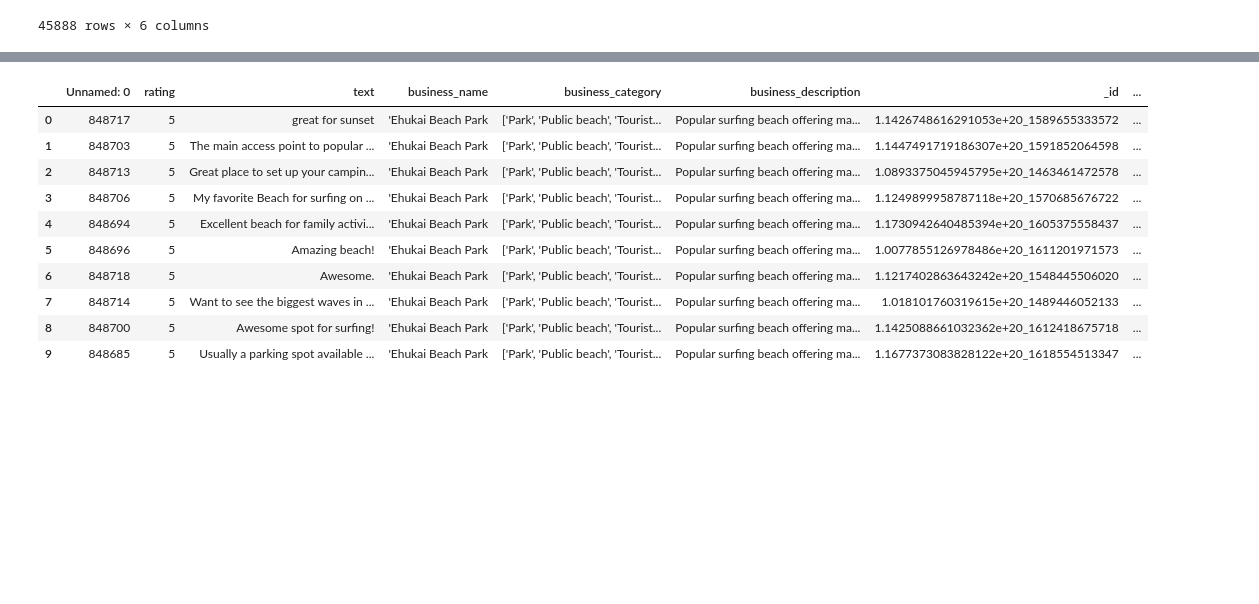
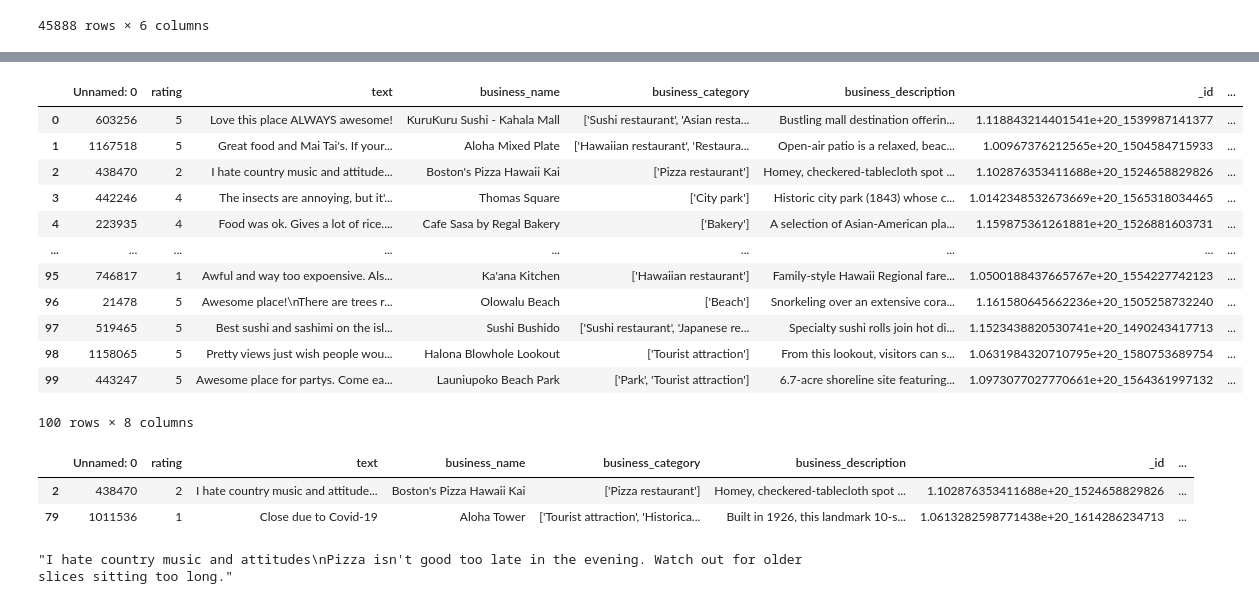
Before and after one commit to codebyhyuk/TikTok-TechJam-2025, a Jupyter notebook: data_gpt_labeler/data_preprocessing.ipynb, the cells around one changed output, grey strips where cells are left out. Saved outputs shown, nothing was run; the diff lists cells and outputs as text; code cells hidden in the pictures; blank space fills up the shorter version.

Commit message:
check

```diff
--- a/data_gpt_labeler/data_preprocessing.ipynb
+++ b/data_gpt_labeler/data_preprocessing.ipynb
@@ -149,15 +150,27 @@ df_sampled.to_csv("final_data_sampled.csv")
 # %%
-# df = pd.read_csv("data_labeled.csv")
-# df
+df = pd.read_csv("final_data_labeled.csv")
+df
 # %% [output]
 |  | Unnamed: 0 | rating | text | business_name | business_category | business_description | _id | ... |
-| 0 | 848717 | 5 | great for sunset | 'Ehukai Beach Park | ['Park', 'Public beach', 'Tourist... | Popular surfing beach offering ma... | 1.1426748616291053e+20_1589655333572 | ... |
-| 1 | 848703 | 5 | The main access point to popular ... | 'Ehukai Beach Park | ['Park', 'Public beach', 'Tourist... | Popular surfing beach offering ma... | 1.1447491719186307e+20_1591852064598 | ... |
-| 2 | 848713 | 5 | Great place to set up your campin... | 'Ehukai Beach Park | ['Park', 'Public beach', 'Tourist... | Popular surfing beach offering ma... | 1.0893375045945795e+20_1463461472578 | ... |
-| 3 | 848706 | 5 | My favorite Beach for surfing on ... | 'Ehukai Beach Park | ['Park', 'Public beach', 'Tourist... | Popular surfing beach offering ma... | 1.1249899958787118e+20_1570685676722 | ... |
-| 4 | 848694 | 5 | Excellent beach for family activi... | 'Ehukai Beach Park | ['Park', 'Public beach', 'Tourist... | Popular surfing beach offering ma... | 1.1730942640485394e+20_1605375558437 | ... |
-| 5 | 848696 | 5 | Amazing beach! | 'Ehukai Beach Park | ['Park', 'Public beach', 'Tourist... | Popular surfing beach offering ma... | 1.0077855126978486e+20_1611201971573 | ... |
-| 6 | 848718 | 5 | Awesome. | 'Ehukai Beach Park | ['Park', 'Public beach', 'Tourist... | Popular surfing beach offering ma... | 1.1217402863643242e+20_1548445506020 | ... |
-| 7 | 848714 | 5 | Want to see the biggest waves in ... | 'Ehukai Beach Park | ['Park', 'Public beach', 'Tourist... | Popular surfing beach offering ma... | 1.018101760319615e+20_1489446052133 | ... |
-| 8 | 848700 | 5 | Awesome spot for surfing! | 'Ehukai Beach Park | ['Park', 'Public beach', 'Tourist... | Popular surfing beach offering ma... | 1.1425088661032362e+20_1612418675718 | ... |
-| 9 | 848685 | 5 | Usually a parking spot available ... | 'Ehukai Beach Park | ['Park', 'Public beach', 'Tourist... | Popular surfing beach offering ma... | 1.1677373083828122e+20_1618554513347 | ... |
+| 0 | 603256 | 5 | Love this place ALWAYS awesome! | KuruKuru Sushi - Kahala Mall | ['Sushi restaurant', 'Asian resta... | Bustling mall destination offerin... | 1.118843214401541e+20_1539987141377 | ... |
+| 1 | 1167518 | 5 | Great food and Mai Tai's. If your... | Aloha Mixed Plate | ['Hawaiian restaurant', 'Restaura... | Open-air patio is a relaxed, beac... | 1.00967376212565e+20_1504584715933 | ... |
+| 2 | 438470 | 2 | I hate country music and attitude... | Boston's Pizza Hawaii Kai | ['Pizza restaurant'] | Homey, checkered-tablecloth spot ... | 1.102876353411688e+20_1524658829826 | ... |
+| 3 | 442246 | 4 | The insects are annoying, but it'... | Thomas Square | ['City park'] | Historic city park (1843) whose c... | 1.0142348532673669e+20_1565318034465 | ... |
+| 4 | 223935 | 4 | Food was ok. Gives a lot of rice.... | Cafe Sasa by Regal Bakery | ['Bakery'] | A selection of Asian-American pla... | 1.159875361261881e+20_1526881603731 | ... |
+| ... | ... | ... | ... | ... | ... | ... | ... | ... |
+| 95 | 746817 | 1 | Awful and way too expoensive. Als... | Ka'ana Kitchen | ['Hawaiian restaurant'] | Family-style Hawaii Regional fare... | 1.0500188437665767e+20_1554227742123 | ... |
+| 96 | 21478 | 5 | Awesome place!\nThere are trees r... | Olowalu Beach | ['Beach'] | Snorkeling over an extensive cora... | 1.161580645662236e+20_1505258732240 | ... |
+| 97 | 519465 | 5 | Best sushi and sashimi on the isl... | Sushi Bushido | ['Sushi restaurant', 'Japanese re... | Specialty sushi rolls join hot di... | 1.1523438820530741e+20_1490243417713 | ... |
+| 98 | 1158065 | 5 | Pretty views just wish people wou... | Halona Blowhole Lookout | ['Tourist attraction'] | From this lookout, visitors can s... | 1.0631984320710795e+20_1580753689754 | ... |
+| 99 | 443247 | 5 | Awesome place for partys. Come ea... | Launiupoko Beach Park | ['Park', 'Tourist attraction'] | 6.7-acre shoreline site featuring... | 1.0973077027770661e+20_1564361997132 | ... |
+100 rows × 8 columns
+# %%
+df[df["policy_label"]==0]
+# %% [output]
+|  | Unnamed: 0 | rating | text | business_name | business_category | business_description | _id | ... |
+| 2 | 438470 | 2 | I hate country music and attitude... | Boston's Pizza Hawaii Kai | ['Pizza restaurant'] | Homey, checkered-tablecloth spot ... | 1.102876353411688e+20_1524658829826 | ... |
+| 79 | 1011536 | 1 | Close due to Covid-19 | Aloha Tower | ['Tourist attraction', 'Historica... | Built in 1926, this landmark 10-s... | 1.0613282598771438e+20_1614286234713 | ... |
+# %%
+df[df["policy_label"]==0].iloc[0]["text"]
+# %% [output]
+"I hate country music and attitudes\nPizza isn't good too late in the evening. Watch out for older slices sitting too long."
```
Also changed, not shown: parts of 1 cell of this notebook, 3 other files.
